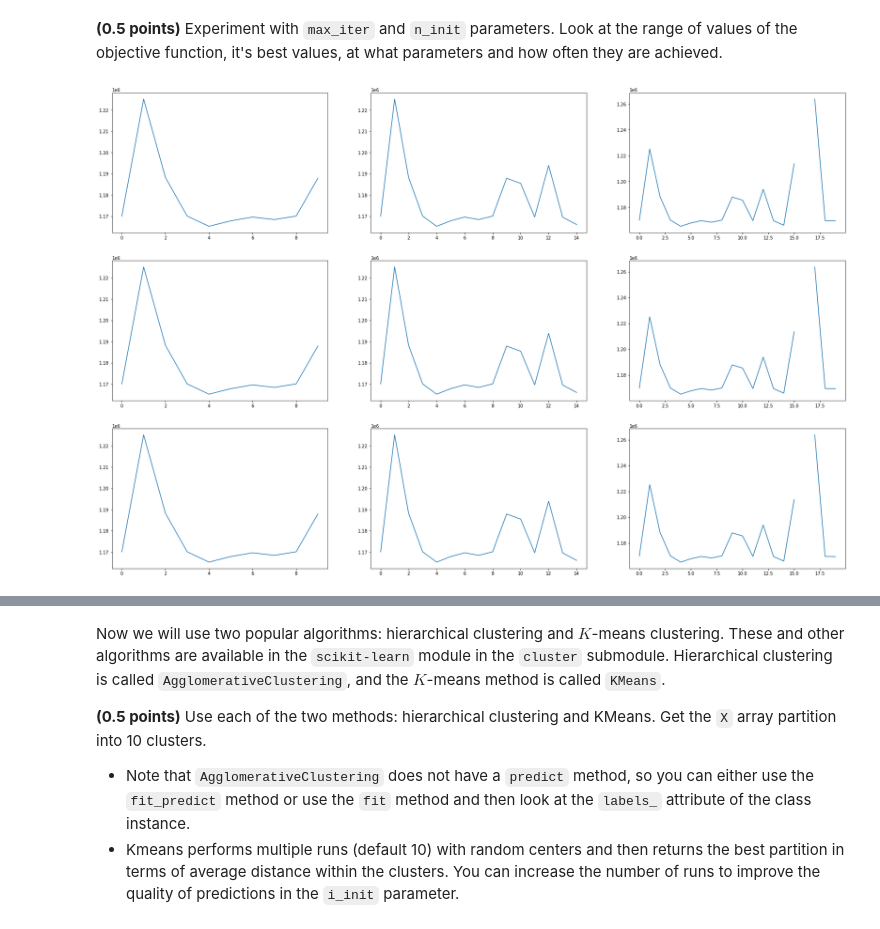
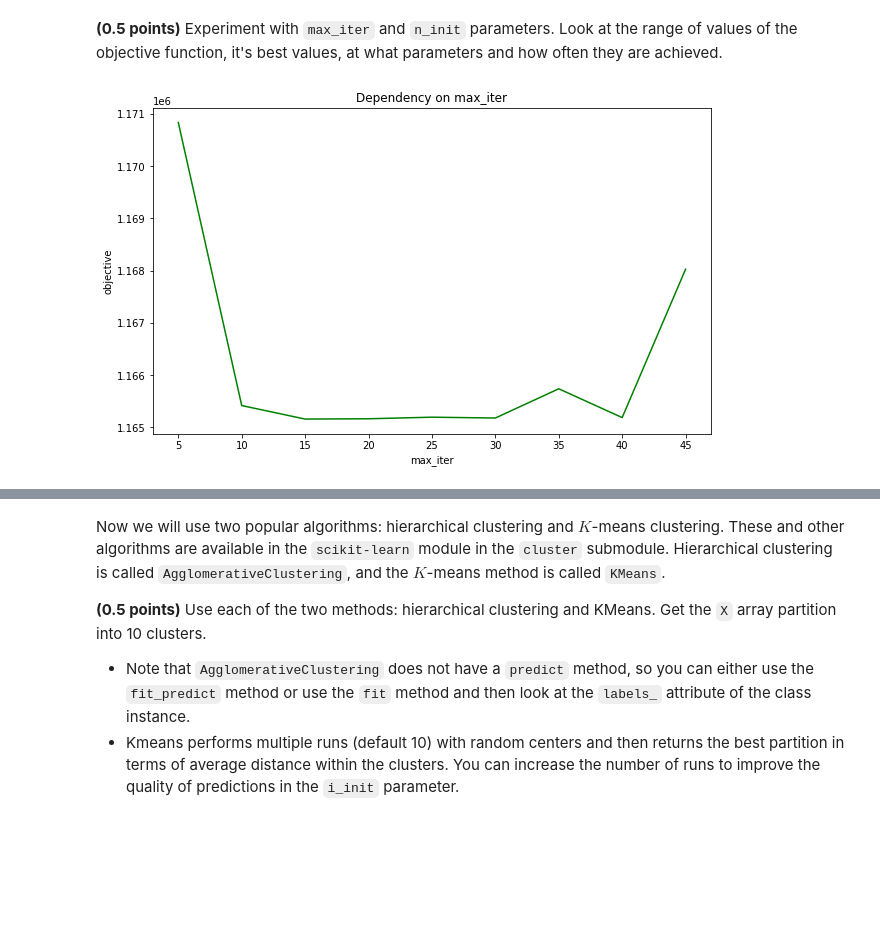
Before and after one commit to alsing/ml-intro-rs-school, a Jupyter notebook: 8 - Clustering and Dimensionality Reduction/clustering.ipynb, the cells around one changed output, grey strips where cells are left out. Cells and saved outputs as stored; diff of their text form; code cells hidden in the pictures; blank space fills up the shorter version.

```diff
--- a/8 - Clustering and Dimensionality Reduction/clustering.ipynb
+++ b/8 - Clustering and Dimensionality Reduction/clustering.ipynb
@@ -160,15 +161,18 @@ for i in range(10):
 # %% [markdown]
 **(0.5 points)** Experiment with `max_iter` and `n_init` parameters. Look at the range of values of the objective function, it's best values, at what parameters and how often they are achieved.
-# %%
-n_init = [10, 15, 20]
-max_iter = [30, 45, 70]
-
-fig, axes = plt.subplots(nrows=3, ncols=3, figsize=(30, 20))
-for i in range(3):
-    for j in range(3):
-        kMeansClassifier = CustomKMeans(n_clusters=10, n_init=n_init[j], max_iter=max_iter[i])
-        kMeansClassifier.fit(np.array(X))
-        ax = axes[i, j]
-        ax.plot([i for i in range(n_init[j])], kMeansClassifier.objectives)
-# %% [output]
-[figure, removed]
+# %%
+from sklearn.cluster import AgglomerativeClustering, KMeans
+obj = []
+for i in range(5, 50, 5):
+    kMeansClassifier = KMeans(n_clusters=10, max_iter=i)
+    kMeansClassifier.fit(np.array(X))
+    obj.append(kMeansClassifier.inertia_)
+
+plt.figure(figsize=(10, 6))
+plt.plot([k for k in range(5, 50, 5)], obj, color='green')
+plt.xlabel('max_iter')
+plt.ylabel('objective')
+plt.title('Dependency on max_iter')
+plt.show()
+# %% [output]
+[figure, added]
```
Also changed, not shown: parts of 22 cells of this notebook.
